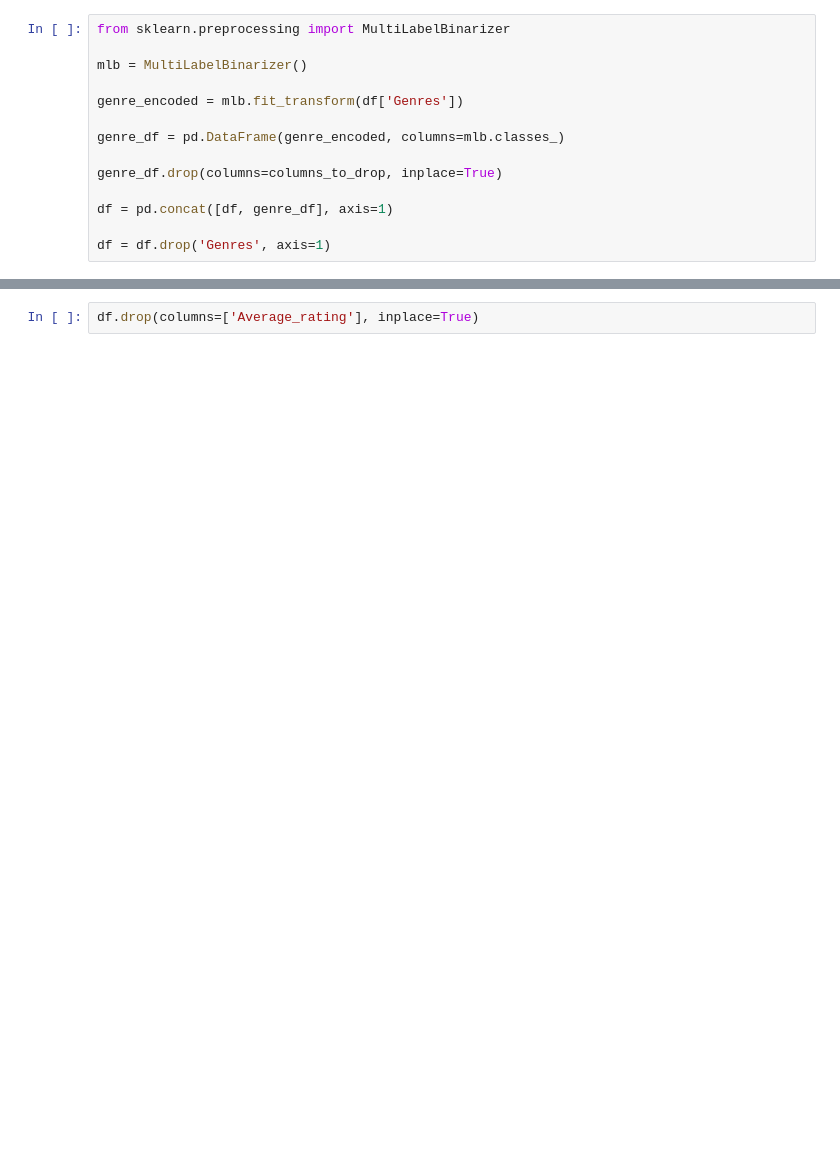
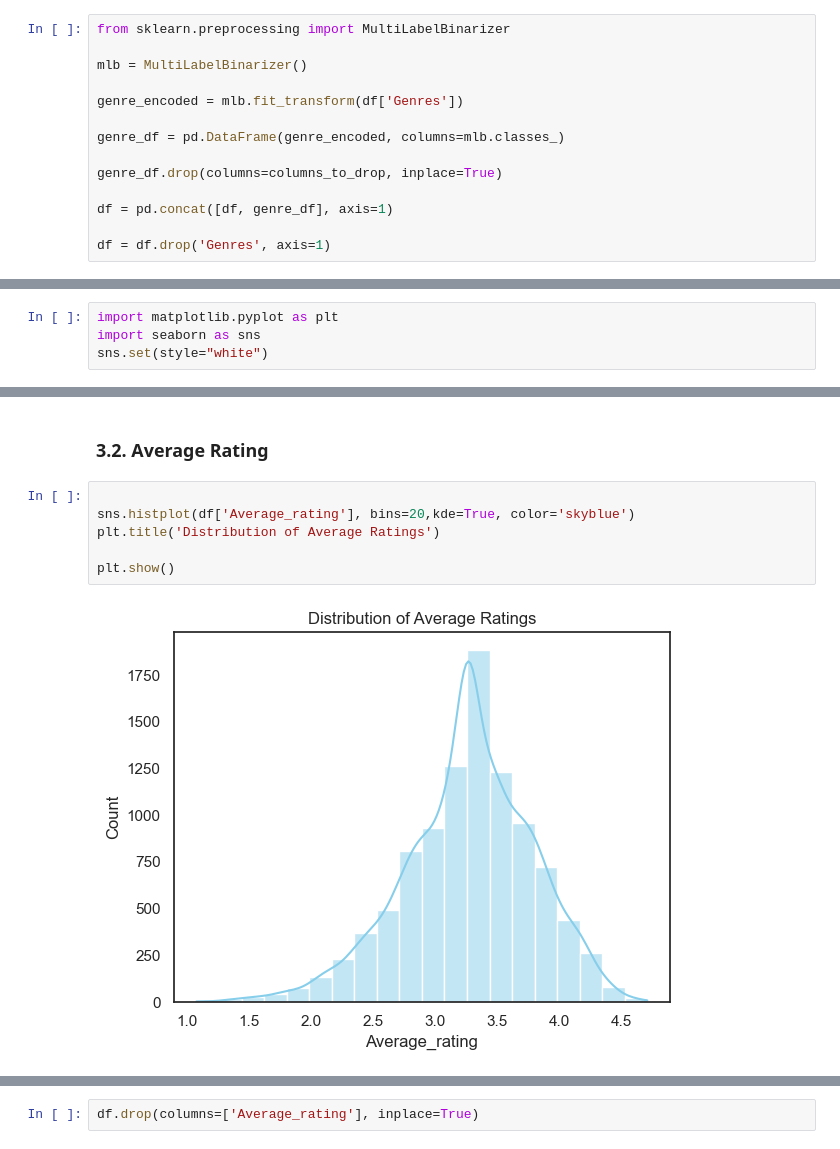
Before and after one commit to tomciolowsky/MoviesClassification, a Jupyter notebook: analysis.ipynb, the cells around one changed output, grey strips where cells are left out. Cells and saved outputs as stored; diff of their text form; blank space fills up the shorter version.

```diff
--- a/analysis.ipynb
+++ b/analysis.ipynb
@@ -143,0 +131,4 @@ df = df.drop('Genres', axis=1)
+# %%
+import matplotlib.pyplot as plt
+import seaborn as sns
+sns.set(style="white")
@@ -143,0 +161,10 @@ df = df.drop('Genres', axis=1)
+# %% [markdown]
+### 3.2. Average Rating
+# %%
+
+sns.histplot(df['Average_rating'], bins=20,kde=True, color='skyblue')
+plt.title('Distribution of Average Ratings')
+
+plt.show()
+# %% [output]
+[figure, added]
```
Also changed, not shown: parts of 58 cells of this notebook, 1 other file.
